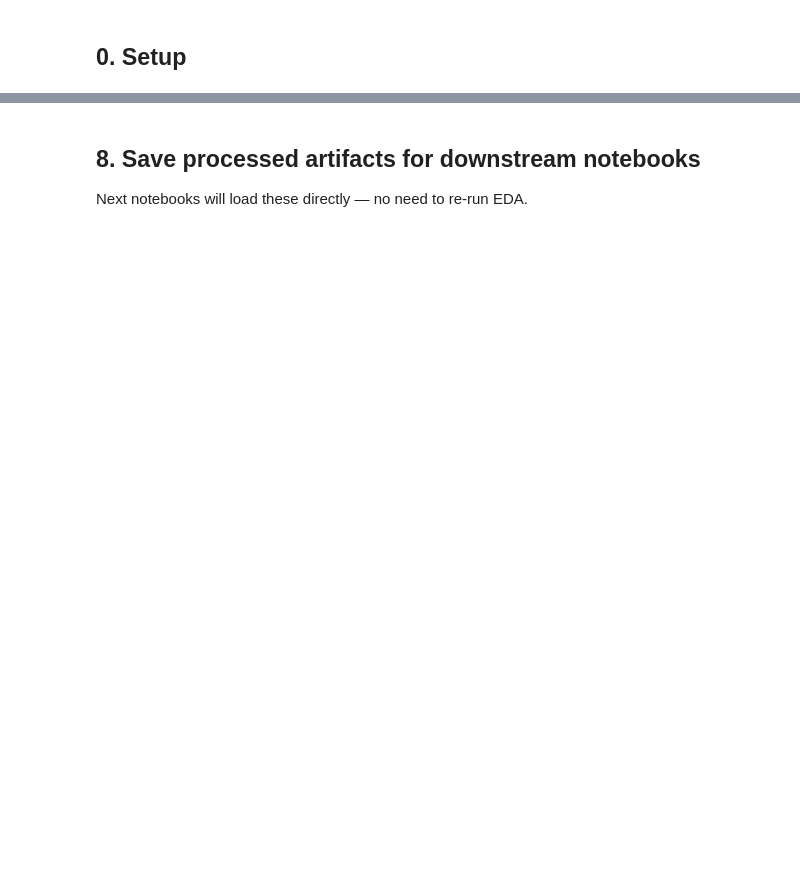
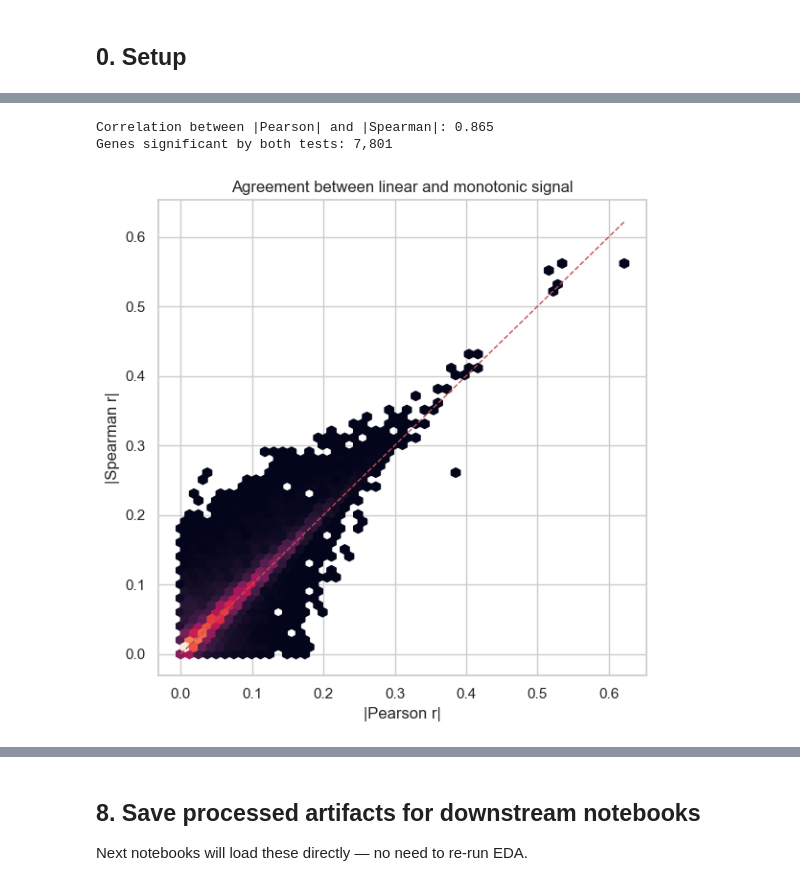
Before and after one commit to MauriceCC04/tp53-rna-prediction, a Jupyter notebook: ccle_eda.ipynb, the cells around one changed output, grey strips where cells are left out. Drawn from its saved outputs; the diff is of its cells as text; code cells hidden in the pictures; blank space fills up the shorter version.

```diff
--- a/ccle_eda.ipynb
+++ b/ccle_eda.ipynb
@@ -245,15 +20,0 @@ Union of three sets (recomputed on the cleaned train set):
-# %%
-# Recompute correlations on cleaned train
-y_c = y_train_clean.values.astype(float)
-Xc  = X_train_clean.values
-Xcz = (Xc - Xc.mean(0)) / (Xc.std(0) + 1e-12)
-ycz = (y_c - y_c.mean()) / (y_c.std() + 1e-12)
-r   = (Xcz * ycz[:, None]).mean(0)
-n   = len(y_c)
-t   = r * np.sqrt((n - 2) / (1 - r**2 + 1e-12))
-p   = 2 * (1 - stats.t.cdf(np.abs(t), df=n-2))
-_, p_bh, _, _ = multipletests(p, method='fdr_bh')
-
-# --- Set A: correlation-selected
-set_corr = set(X_train_clean.columns[(np.abs(r) > 0.2) & (p_bh <= 0.05)])
-print(f'Correlation-selected genes: {len(set_corr)}')
@@ -301,10 +20,0 @@ Reference notes no preprocessing was needed because the data is log-transformed
-# %%
-from scipy.stats import shapiro
-sample_genes = np.random.default_rng(RNG).choice(selected, size=min(30, len(selected)), replace=False)
-p_values = []
-for g in sample_genes:
-    # Shapiro works on <=5000 samples; we're fine
-    _, p = shapiro(X_train_clean[g].sample(min(500, len(X_train_clean)), random_state=RNG))
-    p_values.append(p)
-print(f'Shapiro p > 0.05 (fail to reject normality): {sum(p>0.05 for p in p_values)}/{len(p_values)} genes')
-print('(Not a strict test — gene expression is rarely perfectly normal — but log-space is close enough for most linear methods.)')
@@ -310,0 +758,24 @@ print('(Not a strict test — gene expression is rarely perfectly normal — but
+# %%
+valid_corr = corr[["abs_pearson_r", "abs_spearman_r"]].dropna()
+
+fig, ax = plt.subplots(figsize=(6, 6))
+ax.hexbin(valid_corr["abs_pearson_r"], valid_corr["abs_spearman_r"], gridsize=50, mincnt=1)
+mx = float(valid_corr.max().max())
+ax.plot([0, mx], [0, mx], "r--", linewidth=1)
+ax.set_xlabel("|Pearson r|")
+ax.set_ylabel("|Spearman r|")
+ax.set_title("Agreement between linear and monotonic signal")
+plt.tight_layout()
+
+agreement = valid_corr.corr().iloc[0, 1]
+sig_both = (
+    (corr["pearson_p_bh"] <= CONFIG["corr_alpha"])
+    & (corr["spearman_p_bh"] <= CONFIG["corr_alpha"])
+).sum()
+
+print(f"Correlation between |Pearson| and |Spearman|: {agreement:.3f}")
+print(f"Genes significant by both tests: {sig_both:,}")
+# %% [output]
+Correlation between |Pearson| and |Spearman|: 0.865
+Genes significant by both tests: 7,801
+[figure, added]
```
Also changed, not shown: parts of 44 cells of this notebook, 2 other files.
